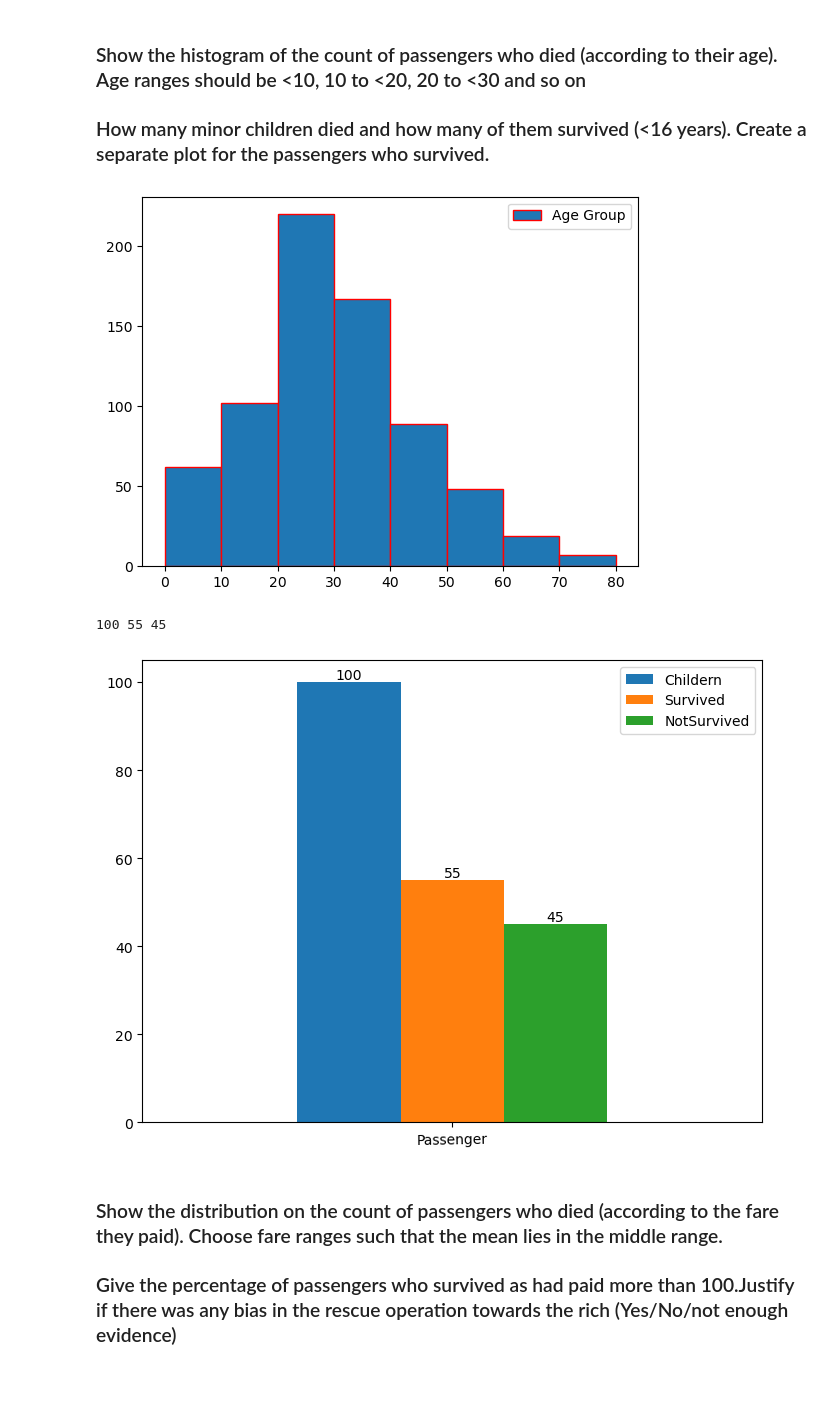
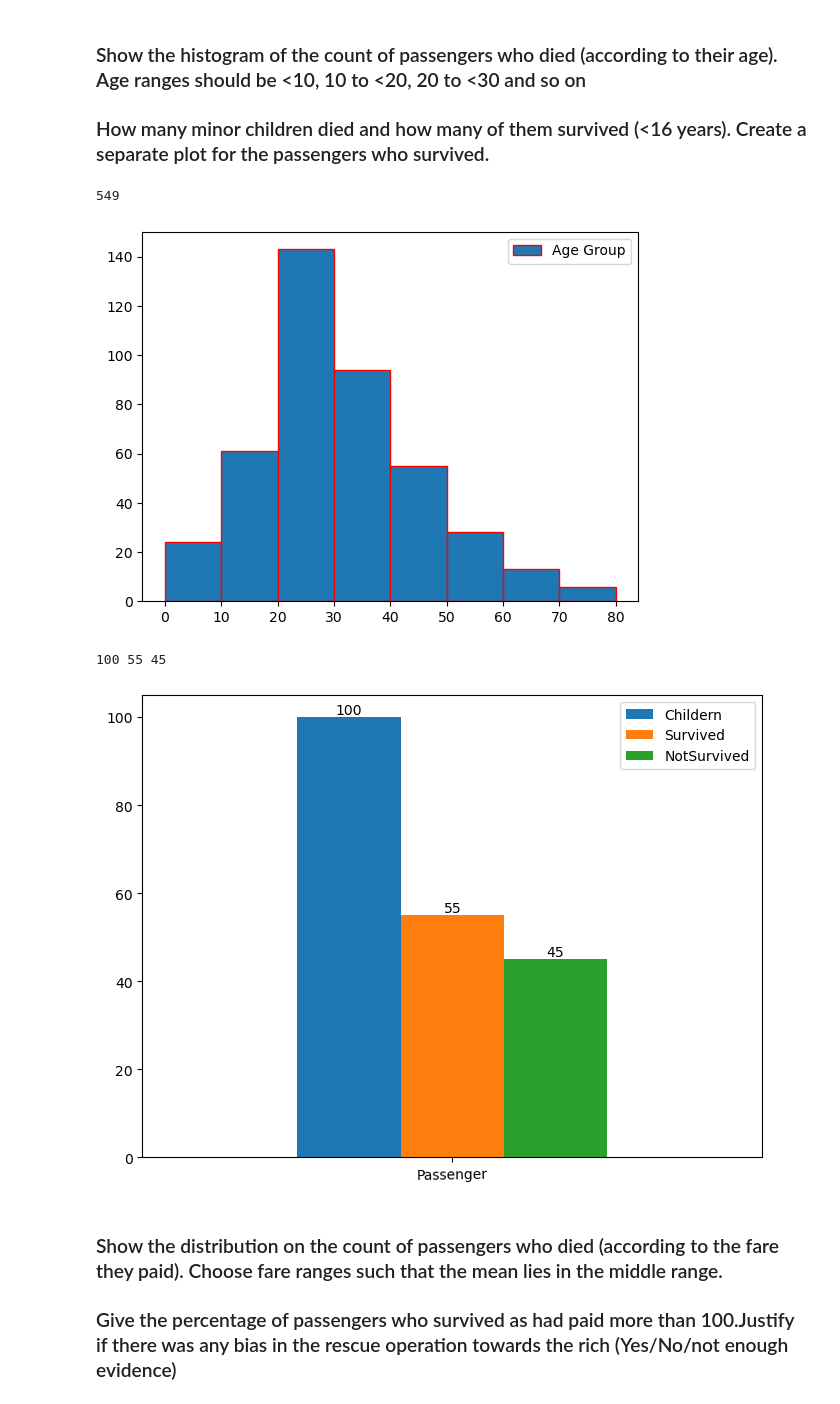
Before and after one commit to Rohan-Sharma03/AI-ML, a Jupyter notebook: Machine Learning/29 Sept 2022 Lab 1 Exploratory Analysis of Titanic Dataset.ipynb, the cells around one changed output. Cells and saved outputs as stored; diff of their text form; code cells hidden in the pictures.

```diff
--- a/Machine Learning/29 Sept 2022 Lab 1 Exploratory Analysis of Titanic Dataset.ipynb
+++ b/Machine Learning/29 Sept 2022 Lab 1 Exploratory Analysis of Titanic Dataset.ipynb
@@ -142,29 +151,32 @@ plt.savefig("Q1.png")
 
 ### How many minor children died and how many of them survived (<16 years). Create a separate plot for the passengers who survived.
 # %%
-age=train['Age']
+a = train.query("Survived == 0")
+age=a['Age']
+print(len(age))
 plt.hist(age,bins=[0,10,20,30,40,50,60,70,80],edgecolor="red",label='Age Group')
 plt.legend()
 plt.xlabel="Age Group"
 plt.ylabel="Number of Passengar"
 plt.savefig("Q2a.png")
 plt.show()
-
-childAge=pd.DataFrame(train.query("Age <=16"))
-child=len(childAge)
-Survived=len(childAge.query("Survived == 1"))
-notSurvived=len(childAge.query("Survived == 0 "))
-print(child,Survived,notSurvived)
-df = pd.DataFrame({'Childern': child, 'Survived': Survived,'NotSurvived':notSurvived},index=['Passenger'])
-ax = df.plot.bar(figsize=(8,6),rot=1)
-
-for container in ax.containers:
-    ax.bar_label(container)
-plt.savefig("Q2b.png")
 # %% [output]
+549
-[figure, old version]
+[figure, new version]
-100 55 45
-[figure, removed]
+# %%
+childAge=pd.DataFrame(train.query("Age <=16"))
+child=len(childAge)
+Survived=len(childAge.query("Survived == 1"))
+notSurvived=len(childAge.query("Survived == 0 "))
+print(child,Survived,notSurvived)
+df = pd.DataFrame({'Childern': child, 'Survived': Survived,'NotSurvived':notSurvived},index=['Passenger'])
+ax = df.plot.bar(figsize=(8,6),rot=1)
+for container in ax.containers:
+    ax.bar_label(container)
+plt.savefig("Q2b.png")
+# %% [output]
+100 55 45
+[figure, added]
 # %% [markdown]
 ### Show the distribution on the count of passengers who died (according to the fare they paid). Choose fare ranges such that the mean lies in the middle range.
 
```
Also changed, not shown: parts of 32 cells of this notebook.
